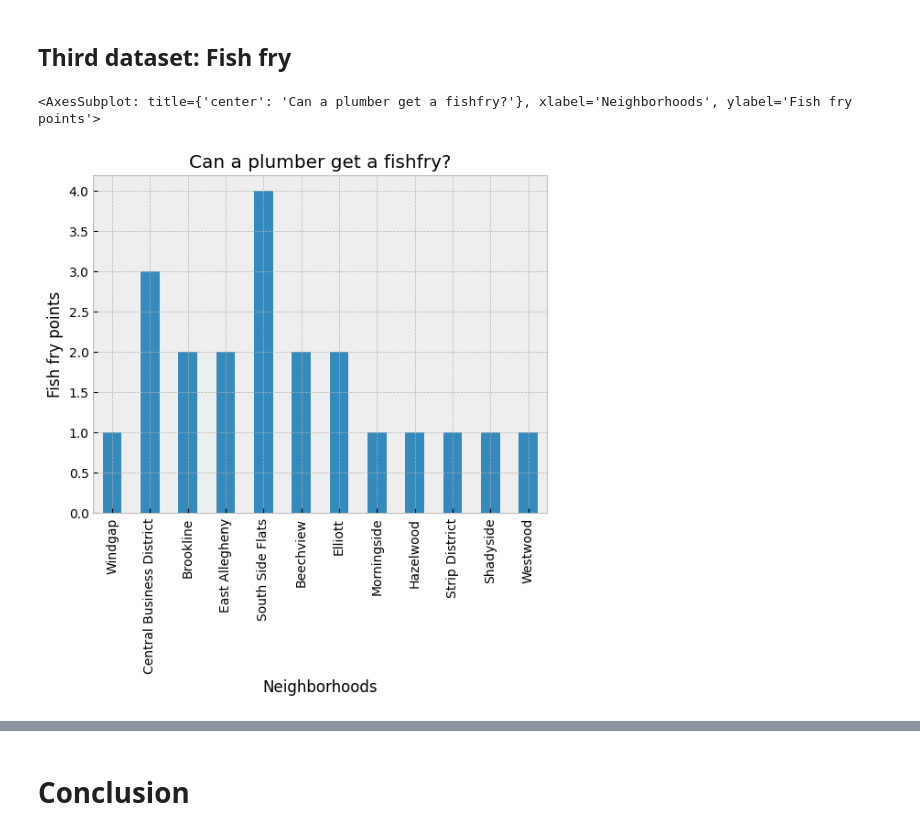
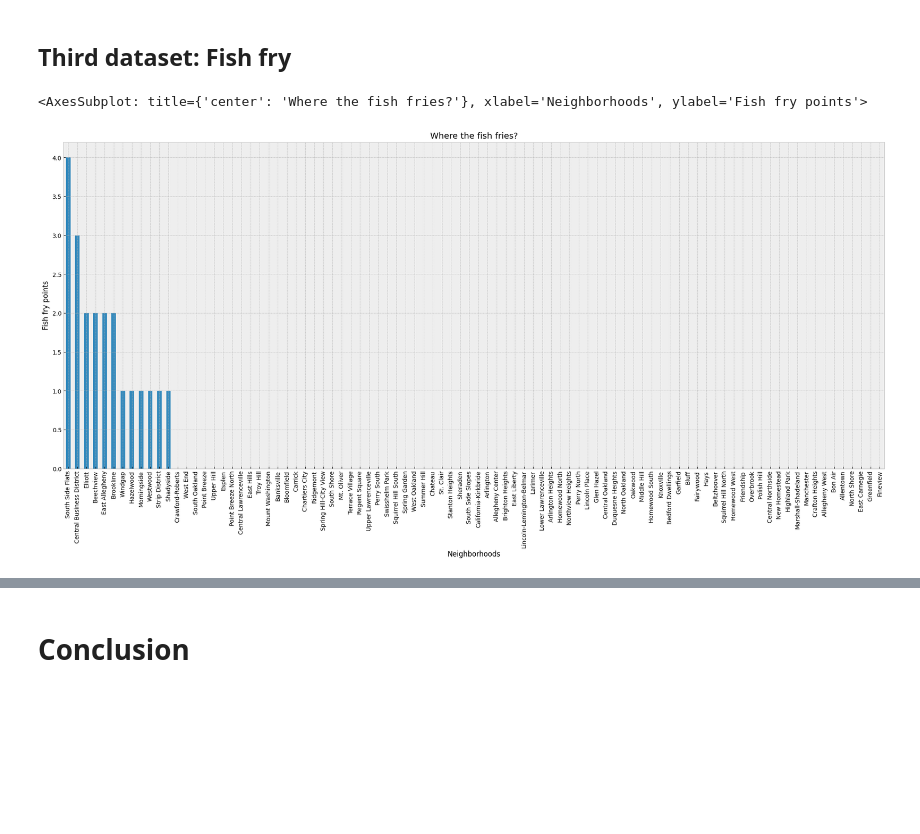
Before and after one commit to imrali02/best-pittsburgh-neighborhood, a Jupyter notebook: project.ipynb, the cells around one changed output, grey strips where cells are left out. Saved outputs shown, nothing was run; the diff lists cells and outputs as text; code cells hidden in the pictures; blank space fills up the shorter version.

```diff
--- a/project.ipynb
+++ b/project.ipynb
@@ -85,41 +89,37 @@ numFountains.plot(kind="bar",figsize=(25,10),style="",ylabel="Number of Fountain
 # %%
 fishFryData = pd.read_csv('fishfry.csv')
 
-# make dictionary
 frypoints = dict()
 lunchpoints = dict()
-dataWaterFeatures = pd.read_csv('water-features.csv')
-
-# make dictionary
-dataPlumbers = pd.read_csv('plumbers_employment.csv')
-
-# make dictionary
 geoneighbor = gp.read_file('neighborhood.json')
 
-neighborhoods = dataPlumbers['Neighborhood']
+gs = gp.GeoDataFrame(geoneighbor)
 
-gs = gp.GeoDataFrame(geoneighbor)
+count = 0
+for p in gs.geometry:
+    n = geoneighbor['hood'][count]
+    if n not in frypoints:
+        frypoints[n] = 0.0
+        lunchpoints[n] = 0.0
+    count+=1
 
 for i,r in fishFryData.iterrows():
     lalo = Point(r['longitude'], r['latitude'])
     count = 0
     for p in gs.geometry:
         tf = lalo.within(p)
         if tf:
             n = geoneighbor['hood'][count]
-            if n not in frypoints:
-                frypoints[n] = 0
-                lunchpoints[n] = 0
             if r['lunch']:
-                lunchpoints[n] += 1
-            frypoints[n] += 1
+                lunchpoints[n] += 1.0
+            frypoints[n] += 1.0
             break
         count+=1
 fryd = pd.Series(frypoints)
-fryd.sort_values(ascending=True)
+fryd = fryd.sort_values(ascending=False)
 lunchd = pd.Series(lunchpoints)
-lunchd.sort_values(ascending=True)
-fryd.plot(kind='bar', ylabel="Fish fry points", xlabel="Neighborhoods", title="Can a plumber get a fishfry?")
+lunchd = lunchd.sort_values(ascending=False)
+fryd.plot(kind='bar', ylabel="Fish fry points", xlabel="Neighborhoods", title="Where the fish fries?",figsize=(25,10))
 # %% [output]
-<AxesSubplot: title={'center': 'Can a plumber get a fishfry?'}, xlabel='Neighborhoods', ylabel='Fish fry points'>
+<AxesSubplot: title={'center': 'Where the fish fries?'}, xlabel='Neighborhoods', ylabel='Fish fry points'>
-[figure, old version]
+[figure, new version]
```
Also changed, not shown: parts of 7 cells of this notebook, 1 other file.
